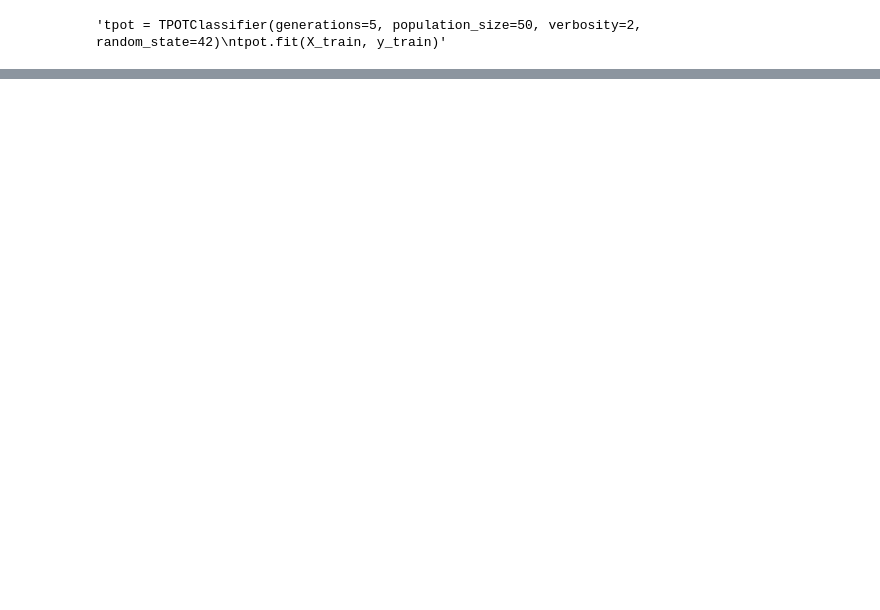
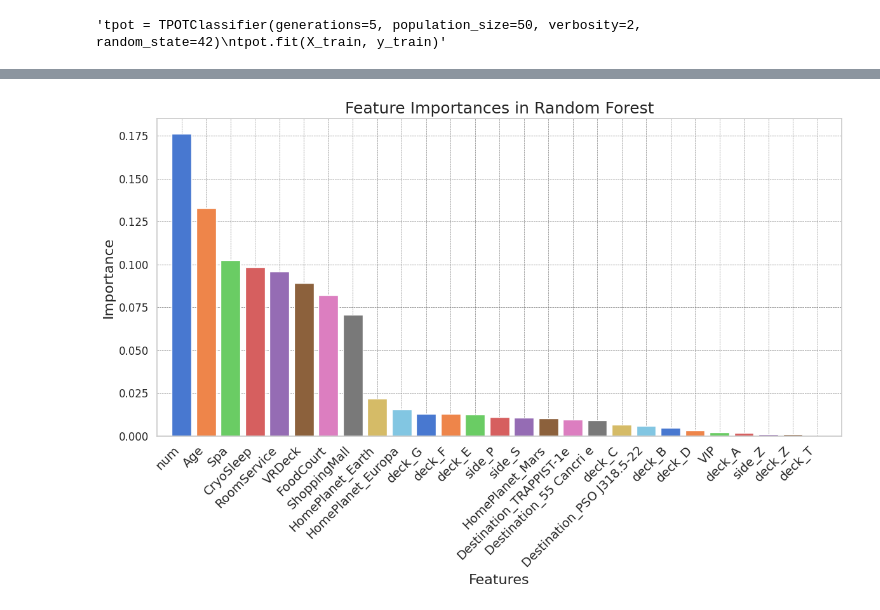
Before and after one commit to 7PAM2015-0105-2023-Group-7/Kaggle-Challange, a Jupyter notebook: Kaggle_Challange_notebook.ipynb, the cells around one changed output, grey strips where cells are left out. Drawn from its saved outputs; the diff is of its cells as text; code cells hidden in the pictures; blank space fills up the shorter version.

```diff
--- a/Kaggle_Challange_notebook.ipynb
+++ b/Kaggle_Challange_notebook.ipynb
@@ -455,0 +505,19 @@ F1 Score: 0.796600566572238
+# %%
+#This block of code visualises the feature importance determined by a
+#trained Random Forest model.
+
+importances = rf_model.feature_importances_
+indices = np.argsort(importances)[::-1]
+plt.figure(figsize=(12, 8))
+plt.title('Feature Importances in Random Forest', fontsize=18)
+plt.bar(range(X_train.shape[1]), importances[indices], color=sns.color_palette("muted"), align="center")
+plt.xticks(range(X_train.shape[1]), X_train.columns[indices], rotation=45, ha="right", fontsize=14)
+plt.yticks(fontsize=12)
+plt.xlabel('Features', fontsize=16)
+plt.ylabel('Importance', fontsize=16)
+plt.xlim([-1, X_train.shape[1]])
+plt.tight_layout()
+plt.grid(True, which='major', linestyle='--', linewidth='0.5', color='grey')
+plt.show()
+# %% [output]
+[figure, added]
```
Also changed, not shown: parts of 25 cells of this notebook.
